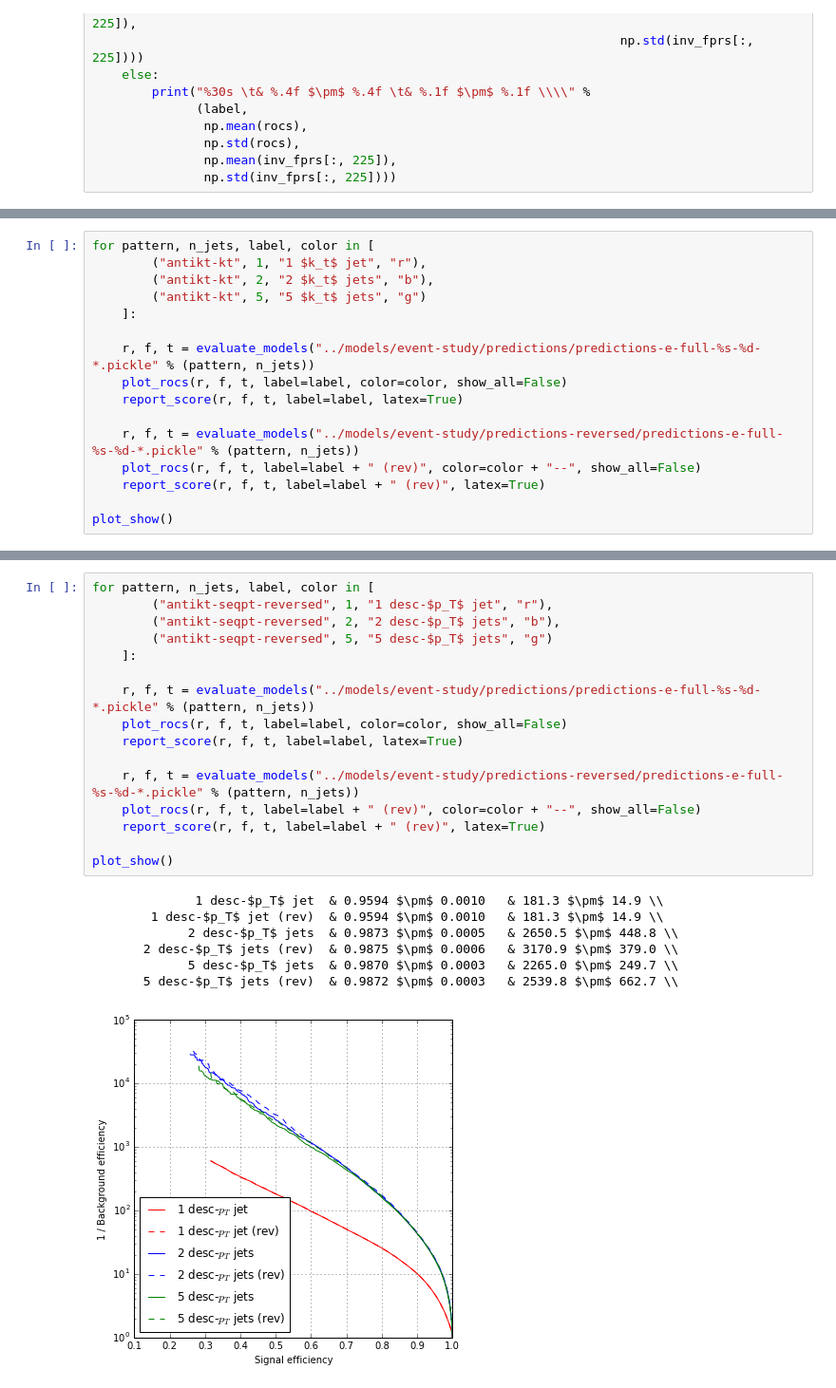
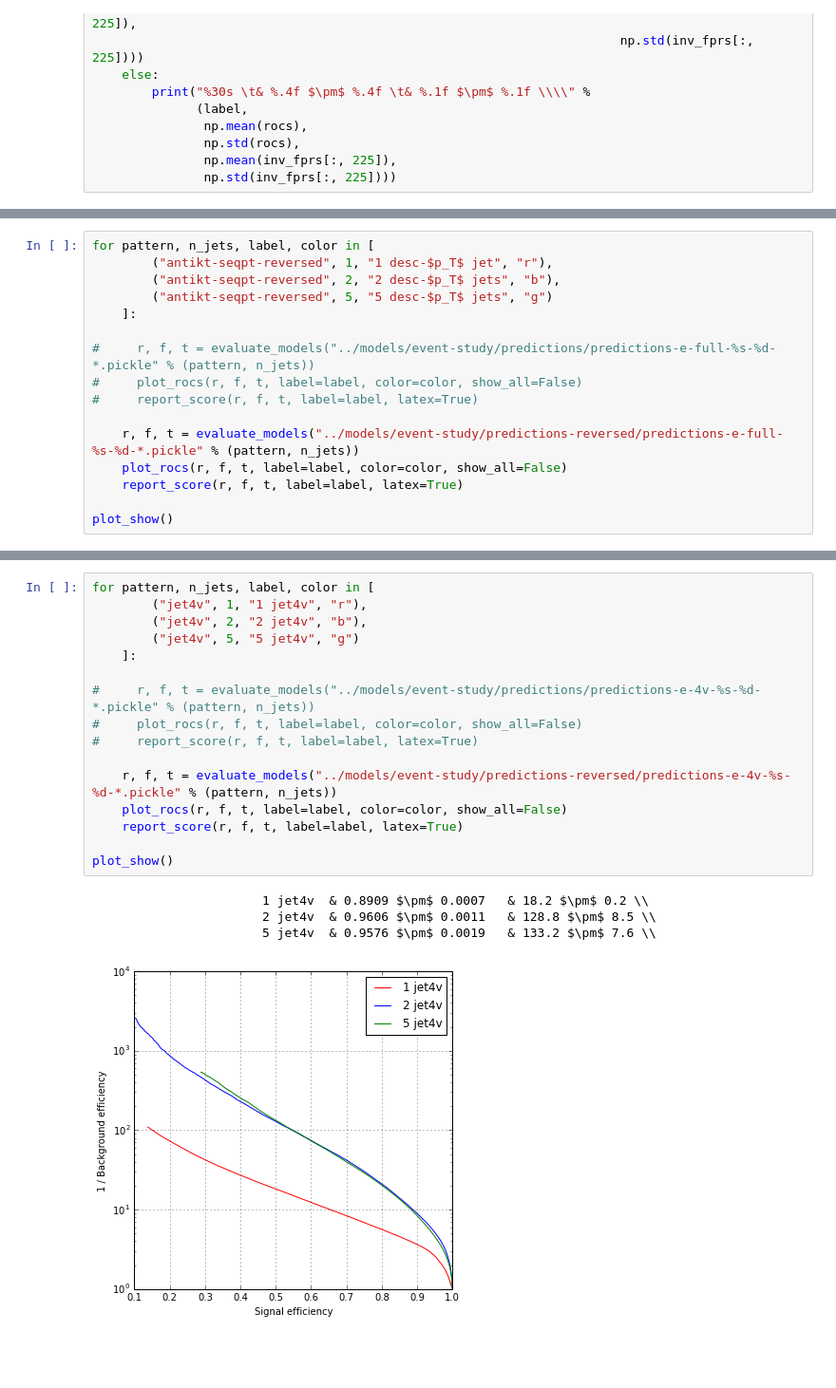
Before and after one commit to glouppe/recnn, a Jupyter notebook: notebooks/event-study.ipynb, the cells around one changed output, grey strips where cells are left out. Shown at 95% size. Saved outputs shown, nothing was run; the diff lists cells and outputs as text; blank space fills up the shorter version.

```diff
--- a/notebooks/event-study.ipynb
+++ b/notebooks/event-study.ipynb
@@ -95,17 +126,17 @@ def report_score(rocs, fprs, tprs, label, latex=False):
 # %%
 for pattern, n_jets, label, color in [
-        ("antikt-kt", 1, "1 $k_t$ jet", "r"),
-        ("antikt-kt", 2, "2 $k_t$ jets", "b"),
-        ("antikt-kt", 5, "5 $k_t$ jets", "g")
+        ("antikt-seqpt-reversed", 1, "1 desc-$p_T$ jet", "r"),
+        ("antikt-seqpt-reversed", 2, "2 desc-$p_T$ jets", "b"),
+        ("antikt-seqpt-reversed", 5, "5 desc-$p_T$ jets", "g")
     ]:
 
-    r, f, t = evaluate_models("../models/event-study/predictions/predictions-e-full-%s-%d-*.pickle" % (pattern, n_jets))
+#     r, f, t = evaluate_models("../models/event-study/predictions/predictions-e-full-%s-%d-*.pickle" % (pattern, n_jets))
+#     plot_rocs(r, f, t, label=label, color=color, show_all=False)
+#     report_score(r, f, t, label=label, latex=True)
+
+    r, f, t = evaluate_models("../models/event-study/predictions-reversed/predictions-e-full-%s-%d-*.pickle" % (pattern, n_jets))
     plot_rocs(r, f, t, label=label, color=color, show_all=False)
     report_score(r, f, t, label=label, latex=True)
 
-    r, f, t = evaluate_models("../models/event-study/predictions-reversed/predictions-e-full-%s-%d-*.pickle" % (pattern, n_jets))
-    plot_rocs(r, f, t, label=label + " (rev)", color=color + "--", show_all=False)
-    report_score(r, f, t, label=label + " (rev)", latex=True)
-
 plot_show()
 # %% [output]
@@ -119,26 +147,23 @@ plot_show()
 # %%
 for pattern, n_jets, label, color in [
-        ("antikt-seqpt-reversed", 1, "1 desc-$p_T$ jet", "r"),
-        ("antikt-seqpt-reversed", 2, "2 desc-$p_T$ jets", "b"),
-        ("antikt-seqpt-reversed", 5, "5 desc-$p_T$ jets", "g")
+        ("jet4v", 1, "1 jet4v", "r"),
+        ("jet4v", 2, "2 jet4v", "b"),
+        ("jet4v", 5, "5 jet4v", "g")
     ]:
 
-    r, f, t = evaluate_models("../models/event-study/predictions/predictions-e-full-%s-%d-*.pickle" % (pattern, n_jets))
+#     r, f, t = evaluate_models("../models/event-study/predictions/predictions-e-4v-%s-%d-*.pickle" % (pattern, n_jets))
+#     plot_rocs(r, f, t, label=label, color=color, show_all=False)
+#     report_score(r, f, t, label=label, latex=True)
+
+    r, f, t = evaluate_models("../models/event-study/predictions-reversed/predictions-e-4v-%s-%d-*.pickle" % (pattern, n_jets))
     plot_rocs(r, f, t, label=label, color=color, show_all=False)
     report_score(r, f, t, label=label, latex=True)
 
-    r, f, t = evaluate_models("../models/event-study/predictions-reversed/predictions-e-full-%s-%d-*.pickle" % (pattern, n_jets))
-    plot_rocs(r, f, t, label=label + " (rev)", color=color + "--", show_all=False)
-    report_score(r, f, t, label=label + " (rev)", latex=True)
-
 plot_show()
 # %% [output]
-              1 desc-$p_T$ jet  & 0.9594 $\pm$ 0.0010   & 181.3 $\pm$ 14.9 \\
-        1 desc-$p_T$ jet (rev)  & 0.9594 $\pm$ 0.0010   & 181.3 $\pm$ 14.9 \\
-             2 desc-$p_T$ jets  & 0.9873 $\pm$ 0.0005   & 2650.5 $\pm$ 448.8 \\
-       2 desc-$p_T$ jets (rev)  & 0.9875 $\pm$ 0.0006   & 3170.9 $\pm$ 379.0 \\
-             5 desc-$p_T$ jets  & 0.9870 $\pm$ 0.0003   & 2265.0 $\pm$ 249.7 \\
-       5 desc-$p_T$ jets (rev)  & 0.9872 $\pm$ 0.0003   & 2539.8 $\pm$ 662.7 \\
+                       1 jet4v  & 0.8909 $\pm$ 0.0007   & 18.2 $\pm$ 0.2 \\
+                       2 jet4v  & 0.9606 $\pm$ 0.0011   & 128.8 $\pm$ 8.5 \\
+                       5 jet4v  & 0.9576 $\pm$ 0.0019   & 133.2 $\pm$ 7.6 \\
-[figure, old version]
+[figure, new version]
 # %%
 for pattern, n_jets, label, color in [
```
Also changed, not shown: parts of 4 cells of this notebook, 2 other files.
